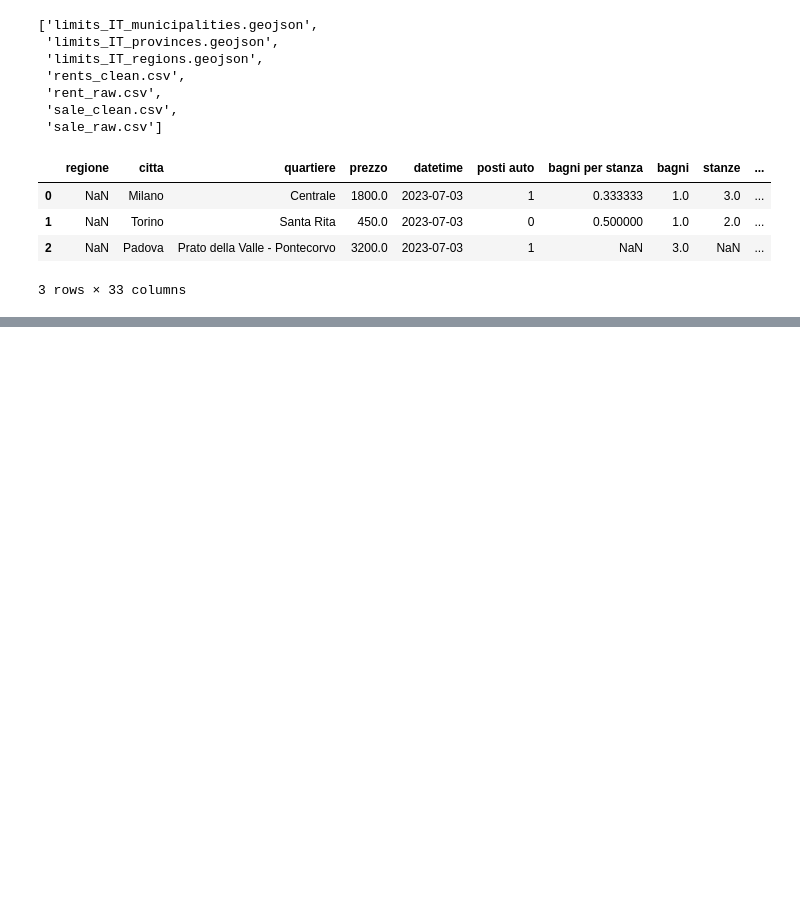
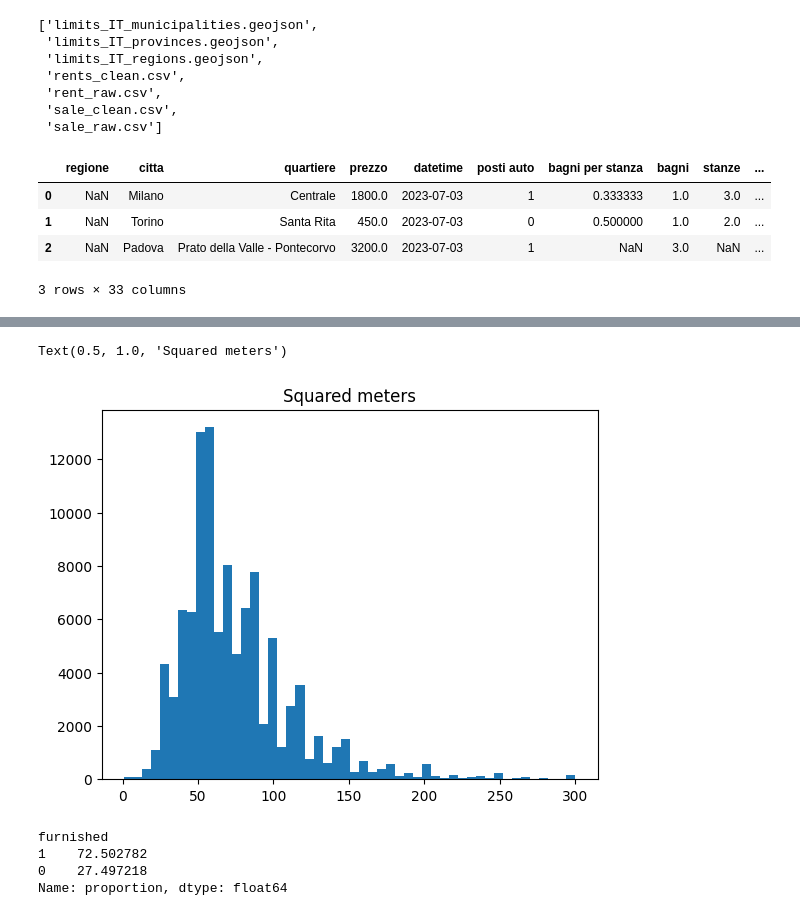
Before and after one commit to francescogoia/italy_house_prices, a Jupyter notebook: prices_analysis.ipynb, the cells around one changed output, grey strips where cells are left out. Cells and saved outputs as stored; diff of their text form; code cells hidden in the pictures; blank space fills up the shorter version.

```diff
--- a/prices_analysis.ipynb
+++ b/prices_analysis.ipynb
@@ -41,0 +87,12 @@ df_rent_clean.head(3)
+# %%
+## clean datetime
+import datetime
+from datetime import date
+today = np.datetime64(date.today())
+full_calendar = pd.DataFrame(pd.date_range(start="2023-01-01", end=today), columns=["datetime"])
+
+df_rent_clean["datetime"] = pd.to_datetime(df_rent_clean["datetime"])
+df_rent_clean = df_rent_clean.loc[(df_rent_clean["datetime"] > "2023-01-01") & (df_rent_clean["datetime"] < today)]
+df_rent_clean["month"] = df_rent_clean["datetime"].dt.to_period("M").dt.start_time
+df_rent_clean["week"] = df_rent_clean["datetime"].dt.to_period("W").dt.start_time
+df_rent_clean["week"]
@@ -41,0 +134,15 @@ df_rent_clean.head(3)
+# %%
+## sq. meters
+plt.hist(df_rent_clean["surface"], bins=50)
+plt.title("Squared meters")
+# %% [output]
+Text(0.5, 1.0, 'Squared meters')
+[figure, added]
+# %%
+## furnished
+df_rent_clean["furnished"].value_counts(normalize=True)*100
+# %% [output]
+furnished
+1    72.502782
+0    27.497218
+Name: proportion, dtype: float64
```
Also changed, not shown: parts of 13 cells of this notebook.
